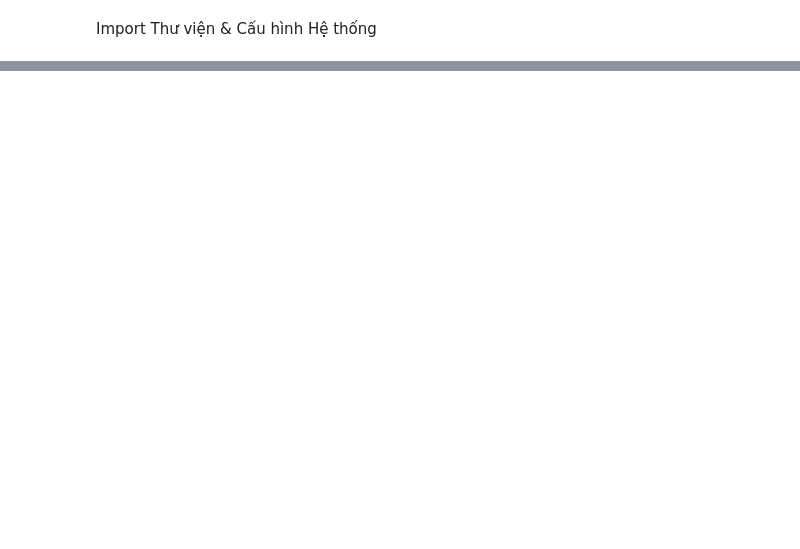
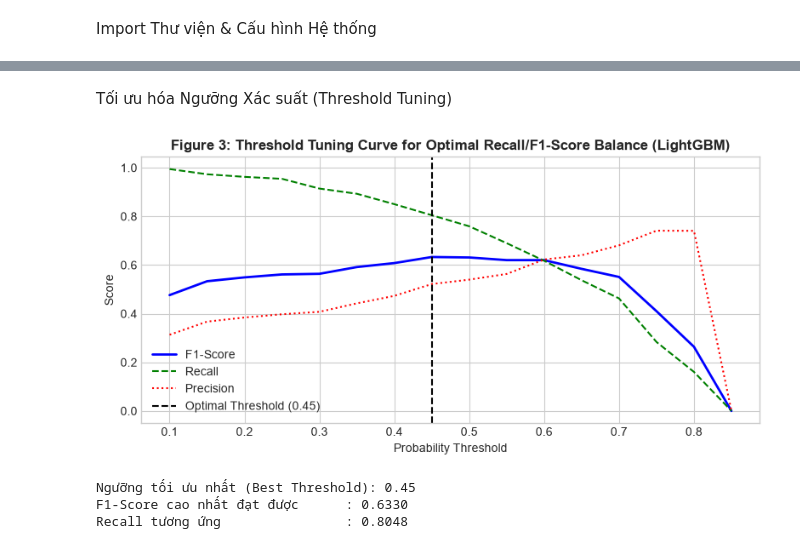
Before and after one commit to nhnminh1409/DS66B_group_11, a Jupyter notebook: notebooks/02_advanced_modeling.ipynb, the cells around one changed output, grey strips where cells are left out. Cells and saved outputs as stored; diff of their text form; code cells hidden in the pictures; blank space fills up the shorter version.

```diff
--- a/notebooks/02_advanced_modeling.ipynb
+++ b/notebooks/02_advanced_modeling.ipynb
@@ -43,0 +256,41 @@ NameError: name 'df' is not defined
+# %% [markdown]
+Tối ưu hóa Ngưỡng Xác suất (Threshold Tuning)
+# %%
+# Cell 8: Threshold Tuning (Tối ưu ngưỡng xác suất quyết định cho LightGBM)
+thresholds = np.arange(0.1, 0.9, 0.05)
+f1_scores = []
+recall_scores = []
+precision_scores = []
+
+for t in thresholds:
+    y_pred_adj = (y_prob_test >= t).astype(int)
+    f1_scores.append(f1_score(y_test, y_pred_adj))
+    recall_scores.append(recall_score(y_test, y_pred_adj))
+    precision_scores.append(precision_score(y_test, y_pred_adj))
+
+# Tìm ngưỡng đạt F1-Score cao nhất
+best_idx = np.argmax(f1_scores)
+best_thresh = thresholds[best_idx]
+
+# Vẽ đồ thị Threshold vs Metrics
+plt.figure(figsize=(8, 4))
+plt.plot(thresholds, f1_scores, label='F1-Score', color='blue', lw=2)
+plt.plot(thresholds, recall_scores, label='Recall', color='green', linestyle='--')
+plt.plot(thresholds, precision_scores, label='Precision', color='red', linestyle=':')
+plt.axvline(best_thresh, color='black', linestyle='--', label=f'Optimal Threshold ({best_thresh:.2f})')
+
+plt.title('Figure 3: Threshold Tuning Curve for Optimal Recall/F1-Score Balance (LightGBM)', fontsize=12, fontweight='bold')
+plt.xlabel('Probability Threshold')
+plt.ylabel('Score')
+plt.legend()
+plt.tight_layout()
+plt.show()
+
+print(f"Ngưỡng tối ưu nhất (Best Threshold): {best_thresh:.2f}")
+print(f"F1-Score cao nhất đạt được      : {f1_scores[best_idx]:.4f}")
+print(f"Recall tương ứng                : {recall_scores[best_idx]:.4f}")
+# %% [output]
+[figure, added]
+Ngưỡng tối ưu nhất (Best Threshold): 0.45
+F1-Score cao nhất đạt được      : 0.6330
+Recall tương ứng                : 0.8048
```
Also changed, not shown: parts of 16 cells of this notebook.
